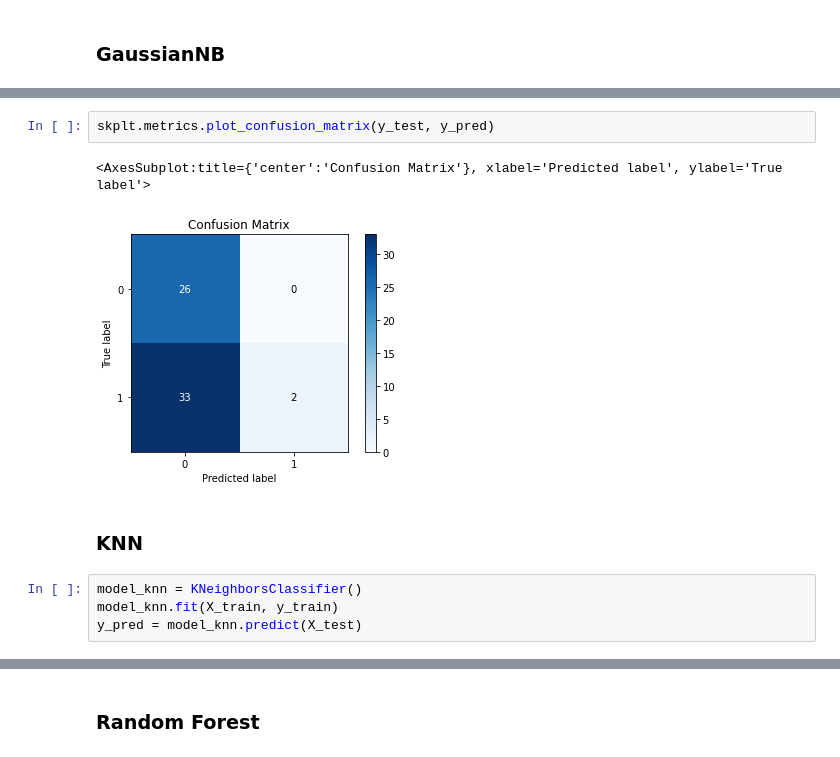
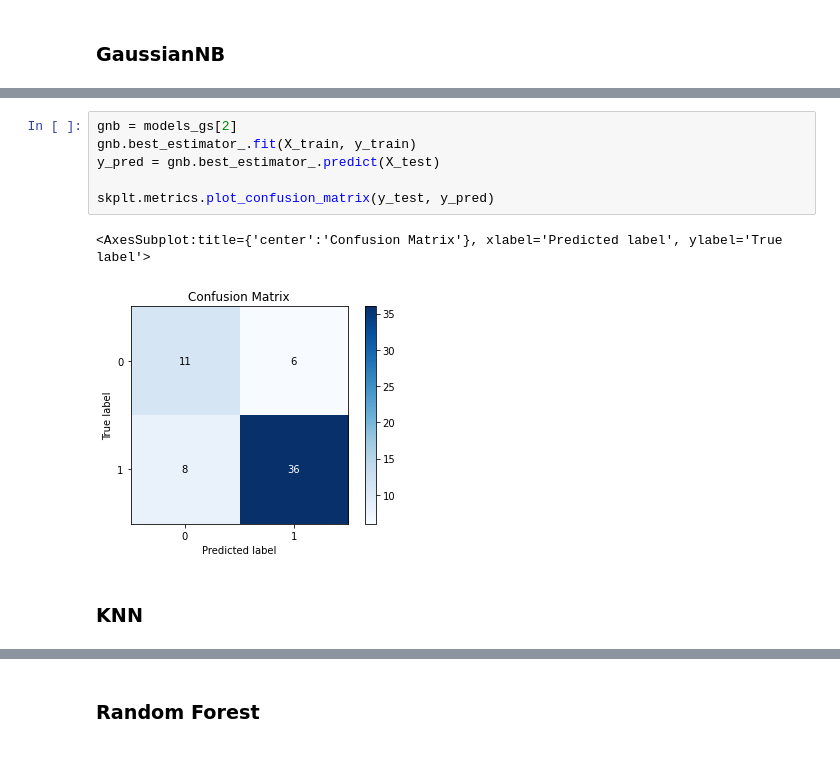
Before and after one commit to pedroernesto00/CK0223---Mineracao-de-Dados, a Jupyter notebook: Trabalho 2/Classificação - Ataque Cardíaco.ipynb, the cells around one changed output, grey strips where cells are left out. Drawn from its saved outputs; the diff is of its cells as text.

```diff
--- a/Trabalho 2/Classificação - Ataque Cardíaco.ipynb
+++ b/Trabalho 2/Classificação - Ataque Cardíaco.ipynb
@@ -81,11 +135,11 @@ y_pred = model_nb.predict(X_test)
-# %%
-skplt.metrics.plot_confusion_matrix(y_test, y_pred)
-# %% [output]
-<AxesSubplot:title={'center':'Confusion Matrix'}, xlabel='Predicted label', ylabel='True label'>
-[figure, removed]
+# %%
+gnb = models_gs[2]
+gnb.best_estimator_.fit(X_train, y_train)
+y_pred = gnb.best_estimator_.predict(X_test)
+
+skplt.metrics.plot_confusion_matrix(y_test, y_pred)
+# %% [output]
+<AxesSubplot:title={'center':'Confusion Matrix'}, xlabel='Predicted label', ylabel='True label'>
+[figure, added]
 # %% [markdown]
 ### KNN
-# %%
-model_knn = KNeighborsClassifier()
-model_knn.fit(X_train, y_train)
-y_pred = model_knn.predict(X_test)
```
Also changed, not shown: parts of 27 cells of this notebook.
